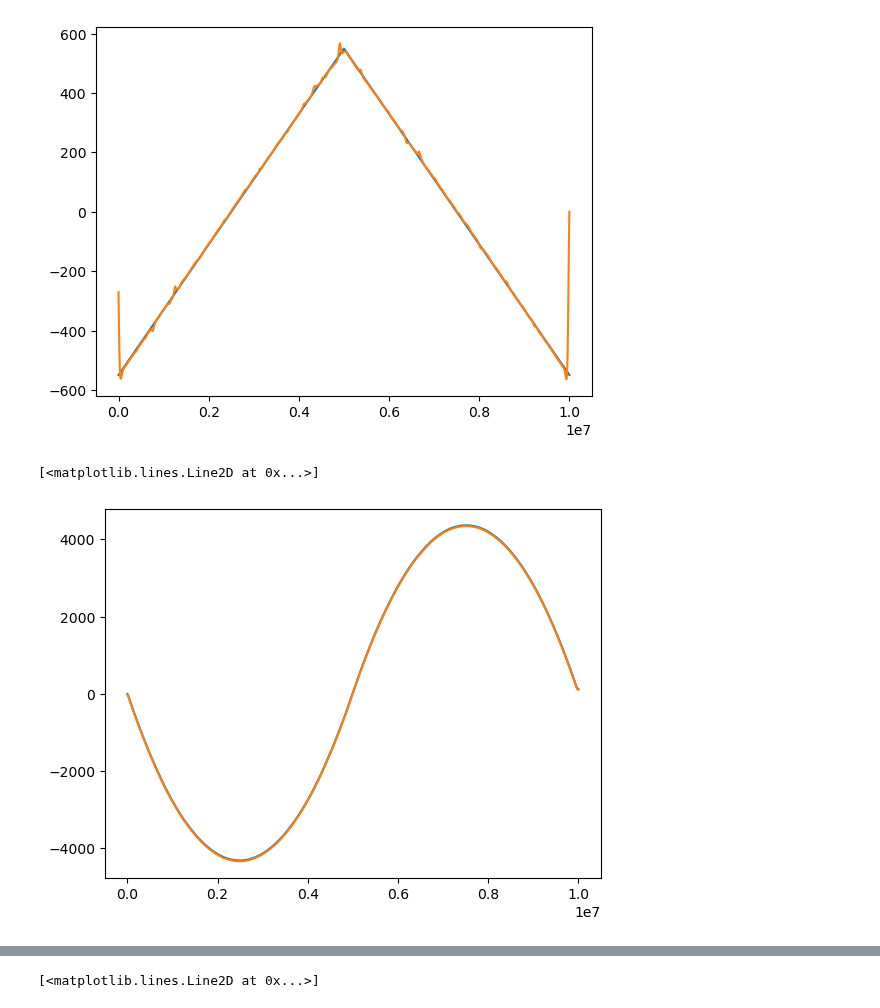
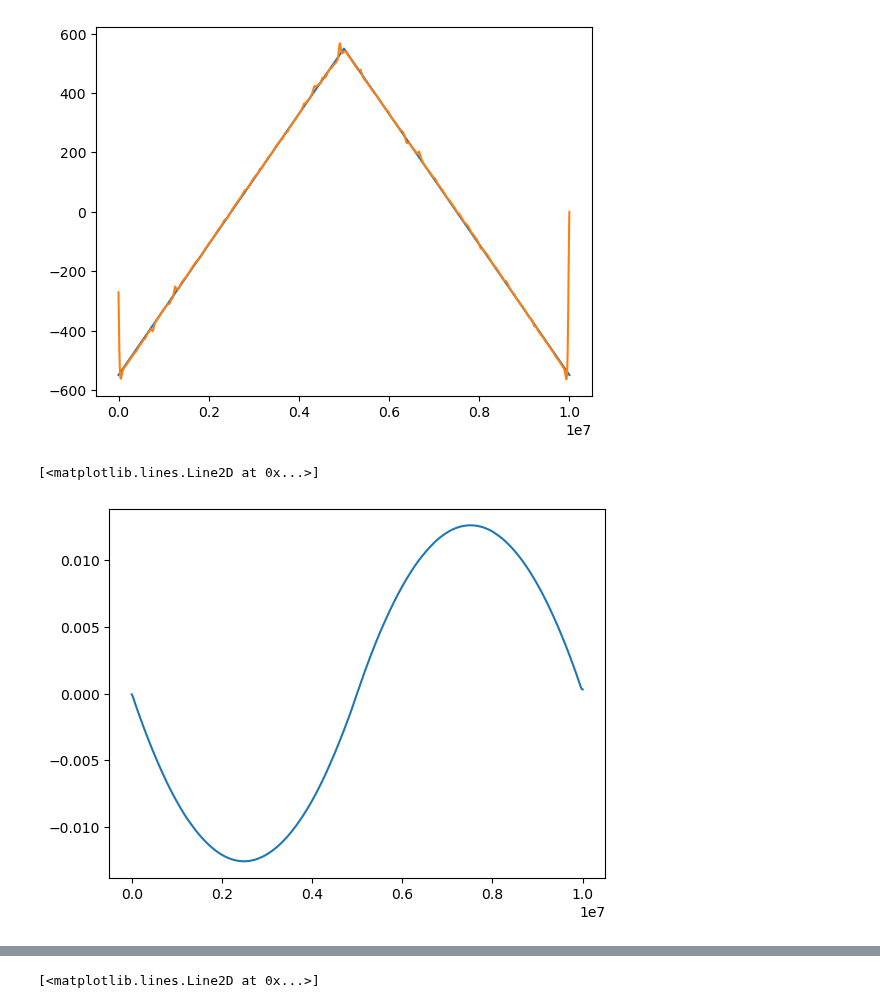
Before and after one commit to tompenny/SIMPLE_impulsesimulations, a Jupyter notebook: Testing - lock-in.ipynb, the cells around one changed output, grey strips where cells are left out. Drawn from its saved outputs; the diff is of its cells as text; code cells hidden in the pictures.

```diff
--- a/Testing - lock-in.ipynb
+++ b/Testing - lock-in.ipynb
@@ -44,6 +44,3 @@ random_nums = np.random.uniform(0, 1000000, 3) # These are the seeds we will use
 
 randomlist, randomlist2, randomlist3 = su.generate_random_numbers(random_nums[0:3], Snn, numbins, maxw)
 x = su.generate_displacement_fm(w, w0, y, yfb, M, T, randomlist, randomlist2, randomlist3, np.zeros(numbins), 0.01, 0)
-# %%
-randomlist, randomlist2, randomlist3 = su.generate_random_numbers(random_nums[0:3], Snn, numbins, maxw)
-x = np.sin(55000*2*np.pi*np.linspace(0, 10, 10**7)) + randomlist3
@@ -57,7 +59,7 @@ plt.yscale('log')
 # %% [output]
 [figure]
 # %%
-time, R2, R2_filt, theta_filt = au.lockin(x[:10**7], 10**6, 55000, 10000, 20000, 10, 'R')
+time, R2, R2_filt, theta_filt = au.lockin(x[0][:10**7], 10**6, 55000, 10000, 20000, 10, 'R')
 # %%
 lb = 0
 ub = -1
@@ -76,8 +78,8 @@ for i in range(len(w_est)):
     area += np.trapz(w_est[i:i+2], np.linspace(10**(-6)*i, 10**(-6)*(i+2), 2))
     theta_est.append(area)
 # %%
-plt.plot(np.array(theta_est)*2*np.pi/2)
-plt.plot(theta_filt)
+#plt.plot(np.array(theta_est)*2*np.pi*55000)
+plt.plot(theta_filt/2/np.pi/55000)
 # %% [output]
 [<matplotlib.lines.Line2D at 0x...>]
-[figure, old version]
+[figure, new version]
```
Also changed, not shown: parts of 11 cells of this notebook.
